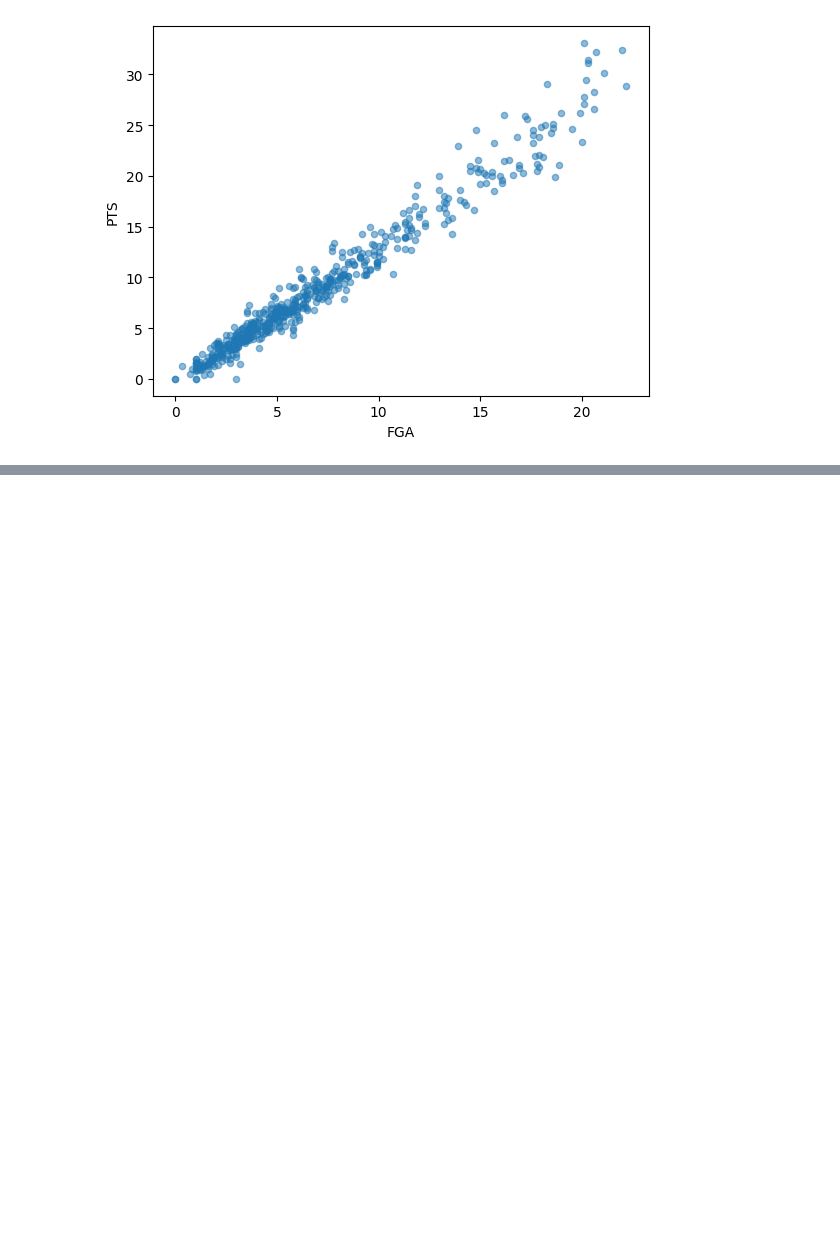
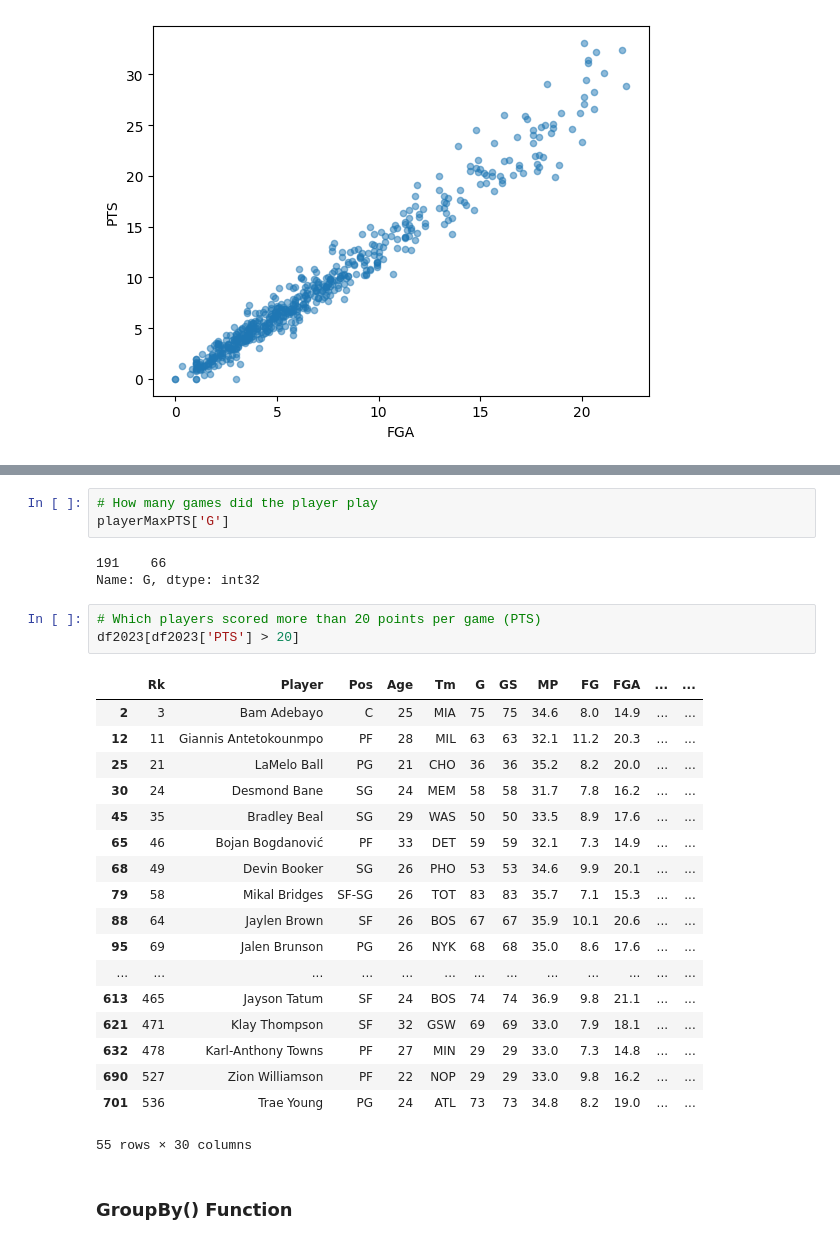
Before and after one commit to techacker/HTML-CSS-JS-Python, a Jupyter notebook: Python Web Scraping/pandasReadHTML.ipynb, the cells around one changed output, grey strips where cells are left out. Drawn from its saved outputs; the diff is of its cells as text; blank space fills up the shorter version.

```diff
--- a/Python Web Scraping/pandasReadHTML.ipynb
+++ b/Python Web Scraping/pandasReadHTML.ipynb
@@ -174,0 +246,30 @@ df2023.plot.scatter(x="FGA", y='PTS', alpha=0.5)
+# %%
+# How many games did the player play
+playerMaxPTS['G']
+# %% [output]
+191    66
+Name: G, dtype: int32
+# %%
+# Which players scored more than 20 points per game (PTS)
+df2023[df2023['PTS'] > 20]
+# %% [output]
+|  | Rk | Player | Pos | Age | Tm | G | GS | MP | FG | FGA | ... | ... |
+| 2 | 3 | Bam Adebayo | C | 25 | MIA | 75 | 75 | 34.6 | 8.0 | 14.9 | ... | ... |
+| 12 | 11 | Giannis Antetokounmpo | PF | 28 | MIL | 63 | 63 | 32.1 | 11.2 | 20.3 | ... | ... |
+| 25 | 21 | LaMelo Ball | PG | 21 | CHO | 36 | 36 | 35.2 | 8.2 | 20.0 | ... | ... |
+| 30 | 24 | Desmond Bane | SG | 24 | MEM | 58 | 58 | 31.7 | 7.8 | 16.2 | ... | ... |
+| 45 | 35 | Bradley Beal | SG | 29 | WAS | 50 | 50 | 33.5 | 8.9 | 17.6 | ... | ... |
+| 65 | 46 | Bojan Bogdanović | PF | 33 | DET | 59 | 59 | 32.1 | 7.3 | 14.9 | ... | ... |
+| 68 | 49 | Devin Booker | SG | 26 | PHO | 53 | 53 | 34.6 | 9.9 | 20.1 | ... | ... |
+| 79 | 58 | Mikal Bridges | SF-SG | 26 | TOT | 83 | 83 | 35.7 | 7.1 | 15.3 | ... | ... |
+| 88 | 64 | Jaylen Brown | SF | 26 | BOS | 67 | 67 | 35.9 | 10.1 | 20.6 | ... | ... |
+| 95 | 69 | Jalen Brunson | PG | 26 | NYK | 68 | 68 | 35.0 | 8.6 | 17.6 | ... | ... |
+| ... | ... | ... | ... | ... | ... | ... | ... | ... | ... | ... | ... | ... |
+| 613 | 465 | Jayson Tatum | SF | 24 | BOS | 74 | 74 | 36.9 | 9.8 | 21.1 | ... | ... |
+| 621 | 471 | Klay Thompson | SF | 32 | GSW | 69 | 69 | 33.0 | 7.9 | 18.1 | ... | ... |
+| 632 | 478 | Karl-Anthony Towns | PF | 27 | MIN | 29 | 29 | 33.0 | 7.3 | 14.8 | ... | ... |
+| 690 | 527 | Zion Williamson | PF | 22 | NOP | 29 | 29 | 33.0 | 9.8 | 16.2 | ... | ... |
+| 701 | 536 | Trae Young | PG | 24 | ATL | 73 | 73 | 34.8 | 8.2 | 19.0 | ... | ... |
+55 rows × 30 columns
+# %% [markdown]
+### GroupBy() Function
```
Also changed, not shown: parts of 16 cells of this notebook, 1 other file.
